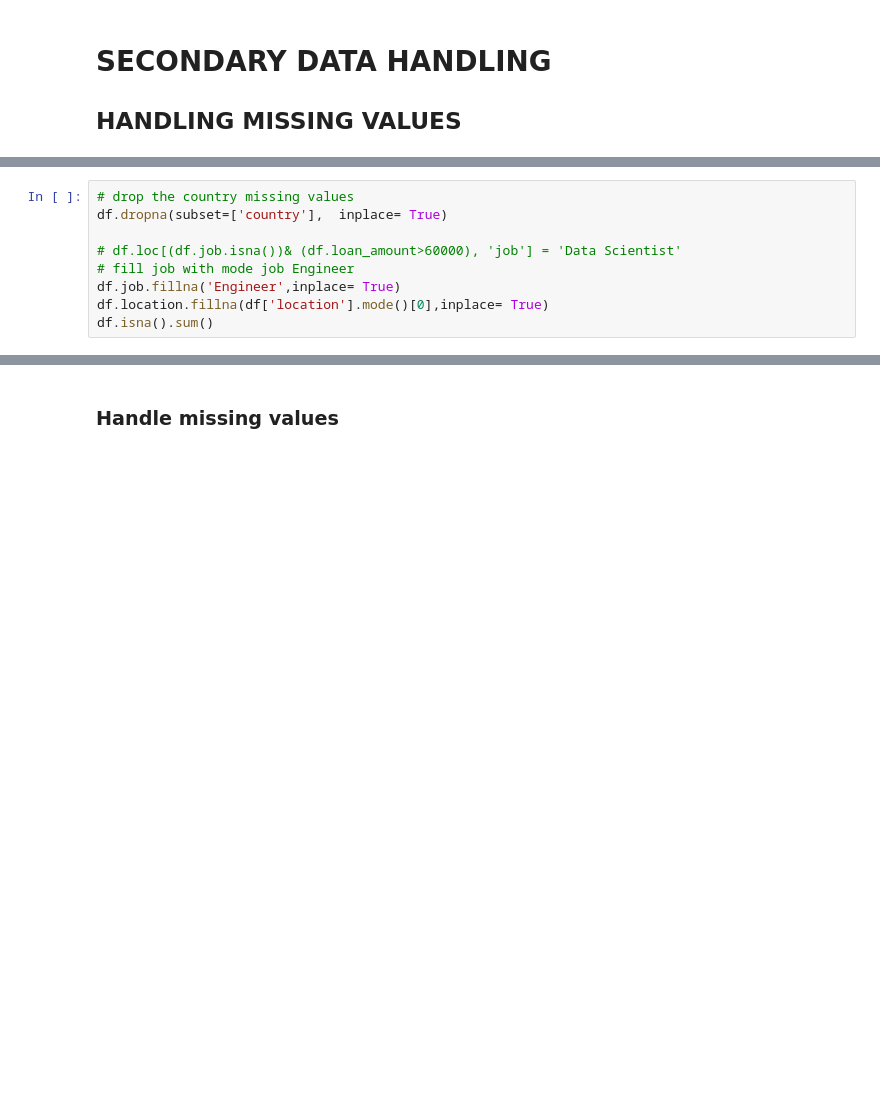
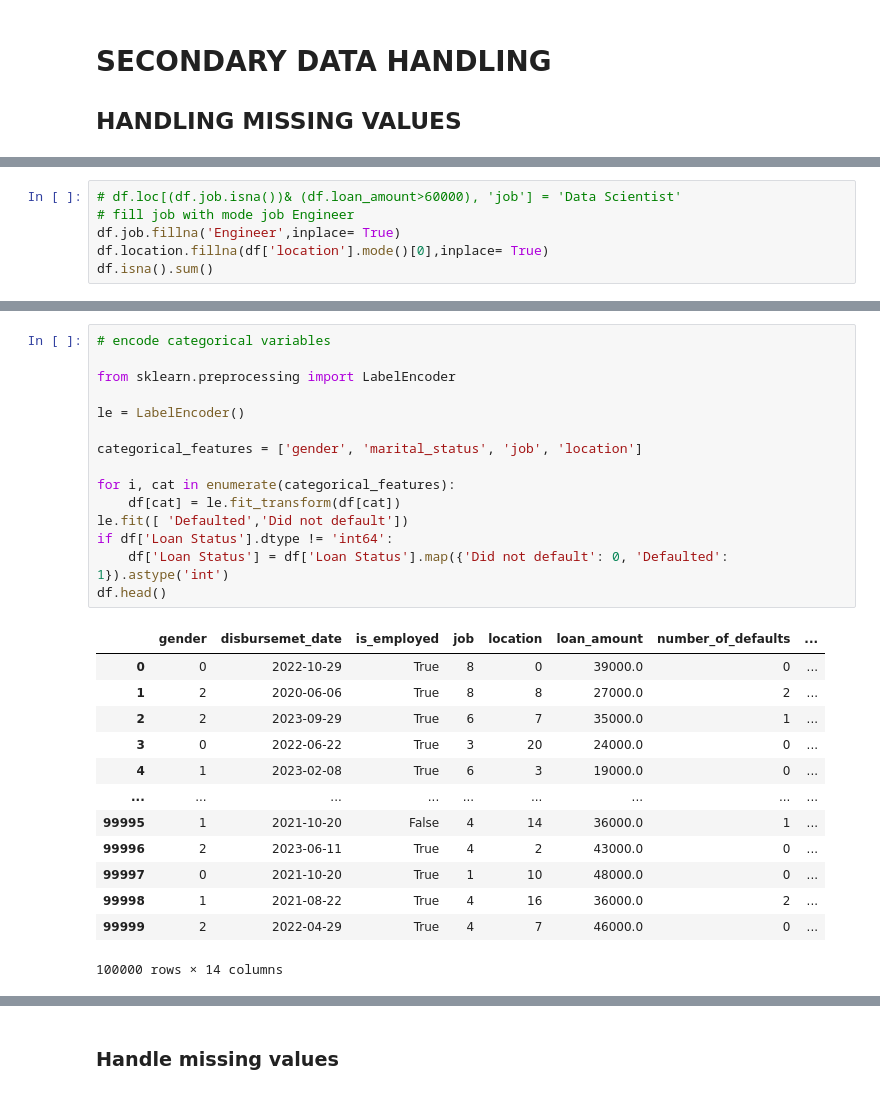
Before and after one commit to Augah2001/Data-Science-Competion-Question-and-Data, a Jupyter notebook: credit_risk.ipynb, the cells around one changed output, grey strips where cells are left out. Cells and saved outputs as stored; diff of their text form; blank space fills up the shorter version.

```diff
--- a/credit_risk.ipynb
+++ b/credit_risk.ipynb
@@ -559,9 +548,6 @@ marital_status            0
 Loan Status               0
 dtype: int64
 # %%
-# drop the country missing values
-df.dropna(subset=['country'],  inplace= True)
-
 # df.loc[(df.job.isna())& (df.loan_amount>60000), 'job'] = 'Data Scientist'
 # fill job with mode job Engineer
 df.job.fillna('Engineer',inplace= True)
@@ -615,0 +610,29 @@ Name: count, dtype: int64
+# %%
+# encode categorical variables
+
+from sklearn.preprocessing import LabelEncoder
+
+le = LabelEncoder()
+
+categorical_features = ['gender', 'marital_status', 'job', 'location']
+
+for i, cat in enumerate(categorical_features):
+    df[cat] = le.fit_transform(df[cat])
+le.fit([ 'Defaulted','Did not default'])
+if df['Loan Status'].dtype != 'int64':
+    df['Loan Status'] = df['Loan Status'].map({'Did not default': 0, 'Defaulted': 1}).astype('int')
+df.head()
+# %% [output]
+|  | gender | disbursemet_date | is_employed | job | location | loan_amount | number_of_defaults | ... |
+| 0 | 0 | 2022-10-29 | True | 8 | 0 | 39000.0 | 0 | ... |
+| 1 | 2 | 2020-06-06 | True | 8 | 8 | 27000.0 | 2 | ... |
+| 2 | 2 | 2023-09-29 | True | 6 | 7 | 35000.0 | 1 | ... |
+| 3 | 0 | 2022-06-22 | True | 3 | 20 | 24000.0 | 0 | ... |
+| 4 | 1 | 2023-02-08 | True | 6 | 3 | 19000.0 | 0 | ... |
+| ... | ... | ... | ... | ... | ... | ... | ... | ... |
+| 99995 | 1 | 2021-10-20 | False | 4 | 14 | 36000.0 | 1 | ... |
+| 99996 | 2 | 2023-06-11 | True | 4 | 2 | 43000.0 | 0 | ... |
+| 99997 | 0 | 2021-10-20 | True | 1 | 10 | 48000.0 | 0 | ... |
+| 99998 | 1 | 2021-08-22 | True | 4 | 16 | 36000.0 | 2 | ... |
+| 99999 | 2 | 2022-04-29 | True | 4 | 7 | 46000.0 | 0 | ... |
+100000 rows × 14 columns
```
Also changed, not shown: parts of 16 cells of this notebook, 1 other file.
